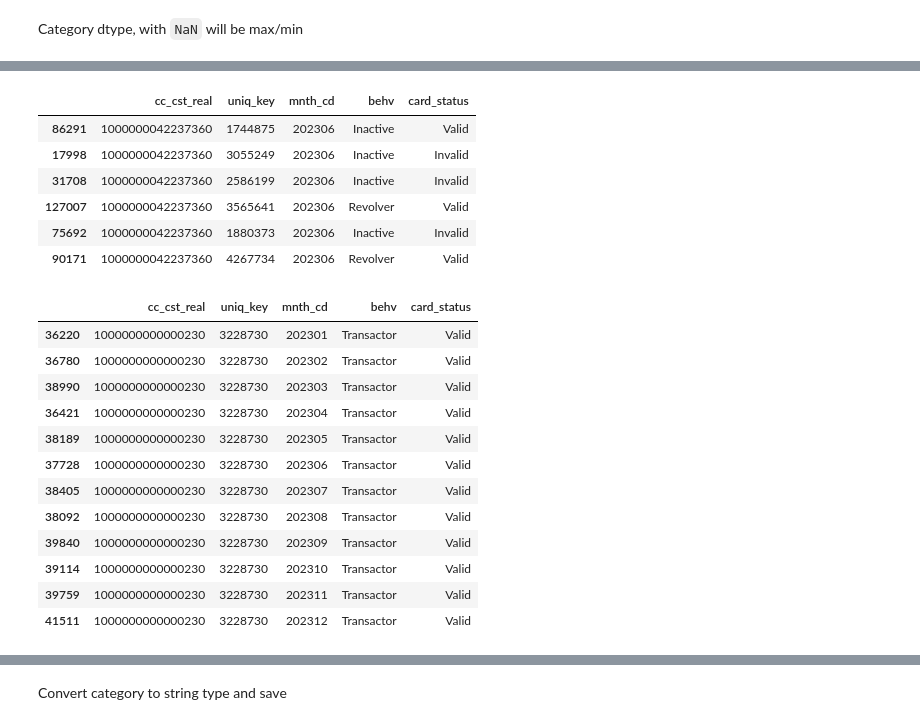
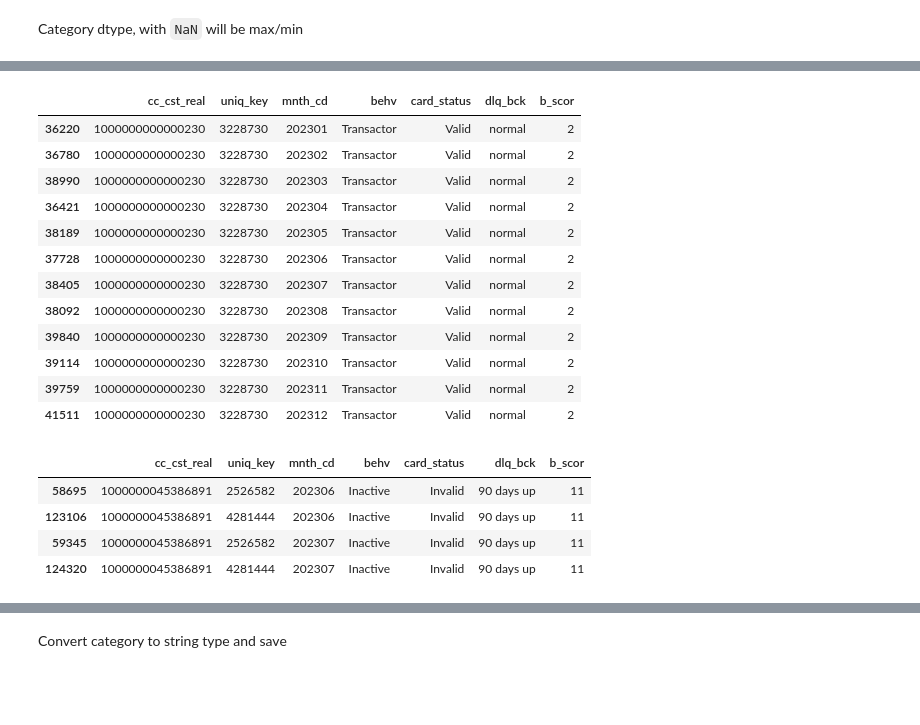
Before and after one commit to pbdanny/PythonProject, a Jupyter notebook: Dask/notebook/dask_kbank.ipynb, the cells around one changed output, grey strips where cells are left out. Cells and saved outputs as stored; diff of their text form; code cells hidden in the pictures; blank space fills up the shorter version.

```diff
--- a/Dask/notebook/dask_kbank.ipynb
+++ b/Dask/notebook/dask_kbank.ipynb
@@ -137,2 +149,5 @@ ddf.groupby(["cc_cst_real", "mnth_cd"]).agg({"uniq_key":"count","cat_behv":"max"
 # %% [markdown]
 Category dtype, with `NaN` will be max/min
+# %%
+sel_col = ["cc_cst_real", "uniq_key", "mnth_cd", "behv", "card_status", "dlq_bck", "b_scor"]
+pdf.query("cc_cst_real == 1000000042237360").loc[:,sel_col]
@@ -139,26 +162,24 @@ Category dtype, with `NaN` will be max/min
 # %%
-pdf.query("cc_cst_real == 1000000042237360").loc[:,["cc_cst_real", "uniq_key", "mnth_cd", "behv", "card_status"]]
+pdf.query("cc_cst_real == 1000000000000230").loc[:,sel_col]
 # %% [output]
-|  | cc_cst_real | uniq_key | mnth_cd | behv | card_status |
-| 86291 | 1000000042237360 | 1744875 | 202306 | Inactive | Valid |
-| 17998 | 1000000042237360 | 3055249 | 202306 | Inactive | Invalid |
-| 31708 | 1000000042237360 | 2586199 | 202306 | Inactive | Invalid |
-| 127007 | 1000000042237360 | 3565641 | 202306 | Revolver | Valid |
-| 75692 | 1000000042237360 | 1880373 | 202306 | Inactive | Invalid |
-| 90171 | 1000000042237360 | 4267734 | 202306 | Revolver | Valid |
+|  | cc_cst_real | uniq_key | mnth_cd | behv | card_status | dlq_bck | b_scor |
+| 36220 | 1000000000000230 | 3228730 | 202301 | Transactor | Valid | normal | 2 |
+| 36780 | 1000000000000230 | 3228730 | 202302 | Transactor | Valid | normal | 2 |
+| 38990 | 1000000000000230 | 3228730 | 202303 | Transactor | Valid | normal | 2 |
+| 36421 | 1000000000000230 | 3228730 | 202304 | Transactor | Valid | normal | 2 |
+| 38189 | 1000000000000230 | 3228730 | 202305 | Transactor | Valid | normal | 2 |
+| 37728 | 1000000000000230 | 3228730 | 202306 | Transactor | Valid | normal | 2 |
+| 38405 | 1000000000000230 | 3228730 | 202307 | Transactor | Valid | normal | 2 |
+| 38092 | 1000000000000230 | 3228730 | 202308 | Transactor | Valid | normal | 2 |
+| 39840 | 1000000000000230 | 3228730 | 202309 | Transactor | Valid | normal | 2 |
+| 39114 | 1000000000000230 | 3228730 | 202310 | Transactor | Valid | normal | 2 |
+| 39759 | 1000000000000230 | 3228730 | 202311 | Transactor | Valid | normal | 2 |
+| 41511 | 1000000000000230 | 3228730 | 202312 | Transactor | Valid | normal | 2 |
 # %%
-pdf.query("cc_cst_real == 1000000000000230").loc[:,["cc_cst_real", "uniq_key", "mnth_cd", "behv", "card_status"]]
+pdf.query("cc_cst_real == 1000000045386891").loc[:,sel_col]
 # %% [output]
-|  | cc_cst_real | uniq_key | mnth_cd | behv | card_status |
-| 36220 | 1000000000000230 | 3228730 | 202301 | Transactor | Valid |
-| 36780 | 1000000000000230 | 3228730 | 202302 | Transactor | Valid |
-| 38990 | 1000000000000230 | 3228730 | 202303 | Transactor | Valid |
-| 36421 | 1000000000000230 | 3228730 | 202304 | Transactor | Valid |
-| 38189 | 1000000000000230 | 3228730 | 202305 | Transactor | Valid |
-| 37728 | 1000000000000230 | 3228730 | 202306 | Transactor | Valid |
-| 38405 | 1000000000000230 | 3228730 | 202307 | Transactor | Valid |
-| 38092 | 1000000000000230 | 3228730 | 202308 | Transactor | Valid |
-| 39840 | 1000000000000230 | 3228730 | 202309 | Transactor | Valid |
-| 39114 | 1000000000000230 | 3228730 | 202310 | Transactor | Valid |
-| 39759 | 1000000000000230 | 3228730 | 202311 | Transactor | Valid |
-| 41511 | 1000000000000230 | 3228730 | 202312 | Transactor | Valid |
+|  | cc_cst_real | uniq_key | mnth_cd | behv | card_status | dlq_bck | b_scor |
+| 58695 | 1000000045386891 | 2526582 | 202306 | Inactive | Invalid | 90 days up | 11 |
+| 123106 | 1000000045386891 | 4281444 | 202306 | Inactive | Invalid | 90 days up | 11 |
+| 59345 | 1000000045386891 | 2526582 | 202307 | Inactive | Invalid | 90 days up | 11 |
+| 124320 | 1000000045386891 | 4281444 | 202307 | Inactive | Invalid | 90 days up | 11 |
```
Also changed, not shown: parts of 22 cells of this notebook, 2 other files.
